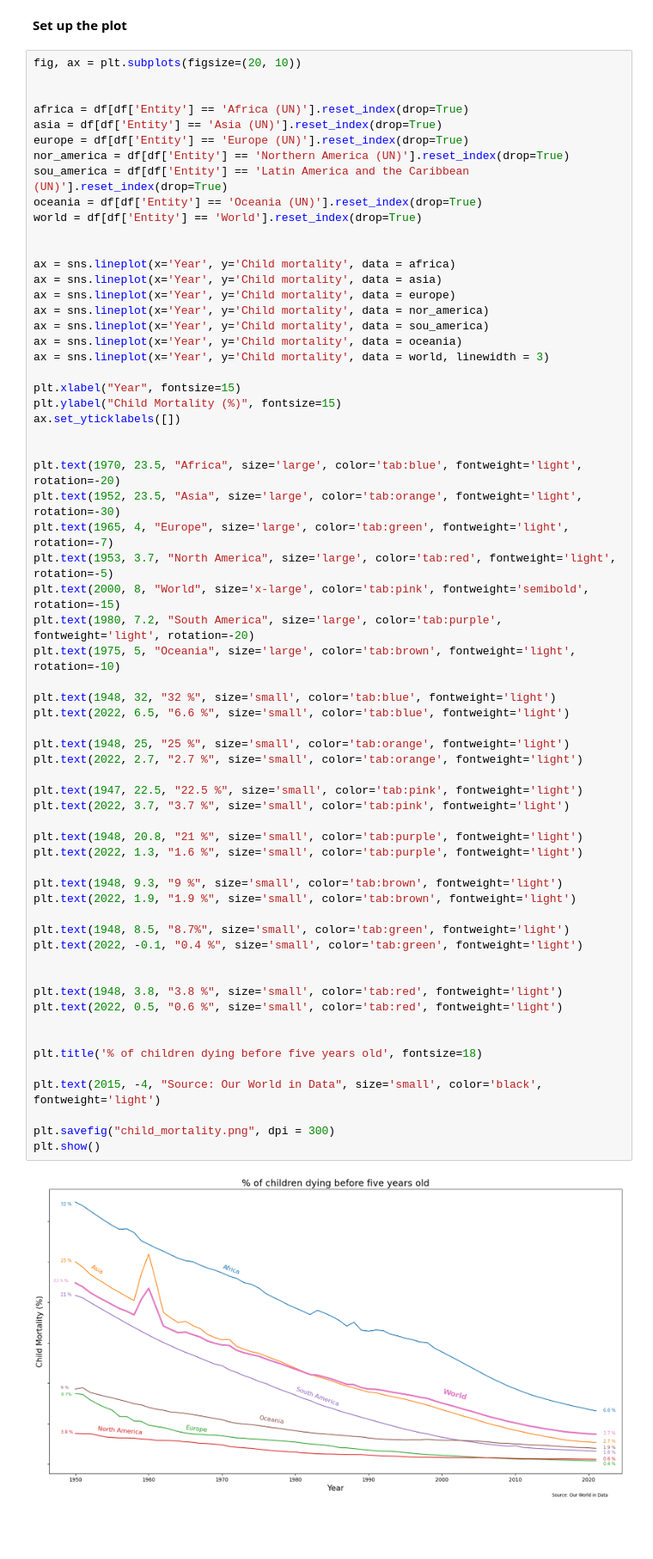
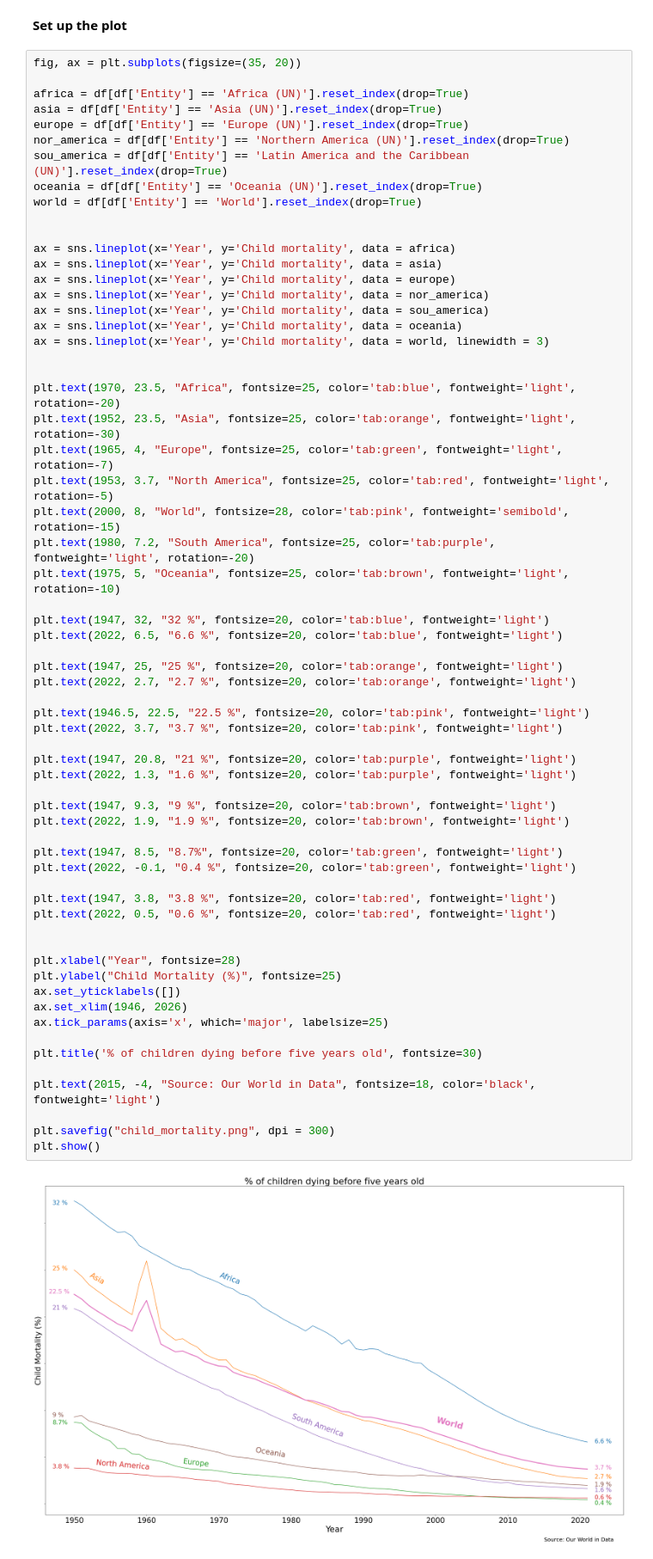
Before and after one commit to s-mass/python-dataviz, a Jupyter notebook: child_mortality/child_mortality.ipynb, the cells around one changed output. Shown at 86% size. Cells and saved outputs as stored; diff of their text form; blank space fills up the shorter version.

Commit message:
increased fig size + labels

```diff
--- a/child_mortality/child_mortality.ipynb
+++ b/child_mortality/child_mortality.ipynb
@@ -52,67 +52,67 @@ df.drop(columns=["Code"], inplace = True)
 # %% [markdown]
 **Set up the plot**
 # %%
-fig, ax = plt.subplots(figsize=(20, 10))
-
+fig, ax = plt.subplots(figsize=(35, 20))
 
 africa = df[df['Entity'] == 'Africa (UN)'].reset_index(drop=True)
 asia = df[df['Entity'] == 'Asia (UN)'].reset_index(drop=True)
 europe = df[df['Entity'] == 'Europe (UN)'].reset_index(drop=True)
 nor_america = df[df['Entity'] == 'Northern America (UN)'].reset_index(drop=True)
 sou_america = df[df['Entity'] == 'Latin America and the Caribbean (UN)'].reset_index(drop=True)
 oceania = df[df['Entity'] == 'Oceania (UN)'].reset_index(drop=True)
 world = df[df['Entity'] == 'World'].reset_index(drop=True)
 
 
 ax = sns.lineplot(x='Year', y='Child mortality', data = africa)
 ax = sns.lineplot(x='Year', y='Child mortality', data = asia)
 ax = sns.lineplot(x='Year', y='Child mortality', data = europe)
 ax = sns.lineplot(x='Year', y='Child mortality', data = nor_america)
 ax = sns.lineplot(x='Year', y='Child mortality', data = sou_america)
 ax = sns.lineplot(x='Year', y='Child mortality', data = oceania)
 ax = sns.lineplot(x='Year', y='Child mortality', data = world, linewidth = 3)
 
-plt.xlabel("Year", fontsize=15)
-plt.ylabel("Child Mortality (%)", fontsize=15)
-ax.set_yticklabels([])
+
+plt.text(1970, 23.5, "Africa", fontsize=25, color='tab:blue', fontweight='light', rotation=-20)
+plt.text(1952, 23.5, "Asia", fontsize=25, color='tab:orange', fontweight='light', rotation=-30)
+plt.text(1965, 4, "Europe", fontsize=25, color='tab:green', fontweight='light', rotation=-7)
+plt.text(1953, 3.7, "North America", fontsize=25, color='tab:red', fontweight='light', rotation=-5)
+plt.text(2000, 8, "World", fontsize=28, color='tab:pink', fontweight='semibold', rotation=-15)
+plt.text(1980, 7.2, "South America", fontsize=25, color='tab:purple', fontweight='light', rotation=-20)
+plt.text(1975, 5, "Oceania", fontsize=25, color='tab:brown', fontweight='light', rotation=-10)
+
+plt.text(1947, 32, "32 %", fontsize=20, color='tab:blue', fontweight='light')
+plt.text(2022, 6.5, "6.6 %", fontsize=20, color='tab:blue', fontweight='light')
+
+plt.text(1947, 25, "25 %", fontsize=20, color='tab:orange', fontweight='light')
+plt.text(2022, 2.7, "2.7 %", fontsize=20, color='tab:orange', fontweight='light')
+
+plt.text(1946.5, 22.5, "22.5 %", fontsize=20, color='tab:pink', fontweight='light')
+plt.text(2022, 3.7, "3.7 %", fontsize=20, color='tab:pink', fontweight='light')
+
+plt.text(1947, 20.8, "21 %", fontsize=20, color='tab:purple', fontweight='light')
+plt.text(2022, 1.3, "1.6 %", fontsize=20, color='tab:purple', fontweight='light')
+
+plt.text(1947, 9.3, "9 %", fontsize=20, color='tab:brown', fontweight='light')
+plt.text(2022, 1.9, "1.9 %", fontsize=20, color='tab:brown', fontweight='light')
+
+plt.text(1947, 8.5, "8.7%", fontsize=20, color='tab:green', fontweight='light')
+plt.text(2022, -0.1, "0.4 %", fontsize=20, color='tab:green', fontweight='light')
+
+plt.text(1947, 3.8, "3.8 %", fontsize=20, color='tab:red', fontweight='light')
+plt.text(2022, 0.5, "0.6 %", fontsize=20, color='tab:red', fontweight='light')
 
 
-plt.text(1970, 23.5, "Africa", size='large', color='tab:blue', fontweight='light', rotation=-20)
-plt.text(1952, 23.5, "Asia", size='large', color='tab:orange', fontweight='light', rotation=-30)
-plt.text(1965, 4, "Europe", size='large', color='tab:green', fontweight='light', rotation=-7)
-plt.text(1953, 3.7, "North America", size='large', color='tab:red', fontweight='light', rotation=-5)
-plt.text(2000, 8, "World", size='x-large', color='tab:pink', fontweight='semibold', rotation=-15)
-plt.text(1980, 7.2, "South America", size='large', color='tab:purple', fontweight='light', rotation=-20)
-plt.text(1975, 5, "Oceania", size='large', color='tab:brown', fontweight='light', rotation=-10)
+plt.xlabel("Year", fontsize=28)
+plt.ylabel("Child Mortality (%)", fontsize=25)
+ax.set_yticklabels([])
+ax.set_xlim(1946, 2026)
+ax.tick_params(axis='x', which='major', labelsize=25)
 
-plt.text(1948, 32, "32 %", size='small', color='tab:blue', fontweight='light')
-plt.text(2022, 6.5, "6.6 %", size='small', color='tab:blue', fontweight='light')
+plt.title('% of children dying before five years old', fontsize=30)
 
-plt.text(1948, 25, "25 %", size='small', color='tab:orange', fontweight='light')
-plt.text(2022, 2.7, "2.7 %", size='small', color='tab:orange', fontweight='light')
-
-plt.text(1947, 22.5, "22.5 %", size='small', color='tab:pink', fontweight='light')
-plt.text(2022, 3.7, "3.7 %", size='small', color='tab:pink', fontweight='light')
-
-plt.text(1948, 20.8, "21 %", size='small', color='tab:purple', fontweight='light')
-plt.text(2022, 1.3, "1.6 %", size='small', color='tab:purple', fontweight='light')
-
-plt.text(1948, 9.3, "9 %", size='small', color='tab:brown', fontweight='light')
-plt.text(2022, 1.9, "1.9 %", size='small', color='tab:brown', fontweight='light')
-
-plt.text(1948, 8.5, "8.7%", size='small', color='tab:green', fontweight='light')
-plt.text(2022, -0.1, "0.4 %", size='small', color='tab:green', fontweight='light')
-
-
-plt.text(1948, 3.8, "3.8 %", size='small', color='tab:red', fontweight='light')
-plt.text(2022, 0.5, "0.6 %", size='small', color='tab:red', fontweight='light')
-
-
-plt.title('% of children dying before five years old', fontsize=18)
-
-plt.text(2015, -4, "Source: Our World in Data", size='small', color='black', fontweight='light')
+plt.text(2015, -4, "Source: Our World in Data", fontsize=18, color='black', fontweight='light')
 
 plt.savefig("child_mortality.png", dpi = 300)
 plt.show()
 # %% [output]
-[figure, old version]
+[figure, new version]
```
Also changed, not shown: 1 other file.
